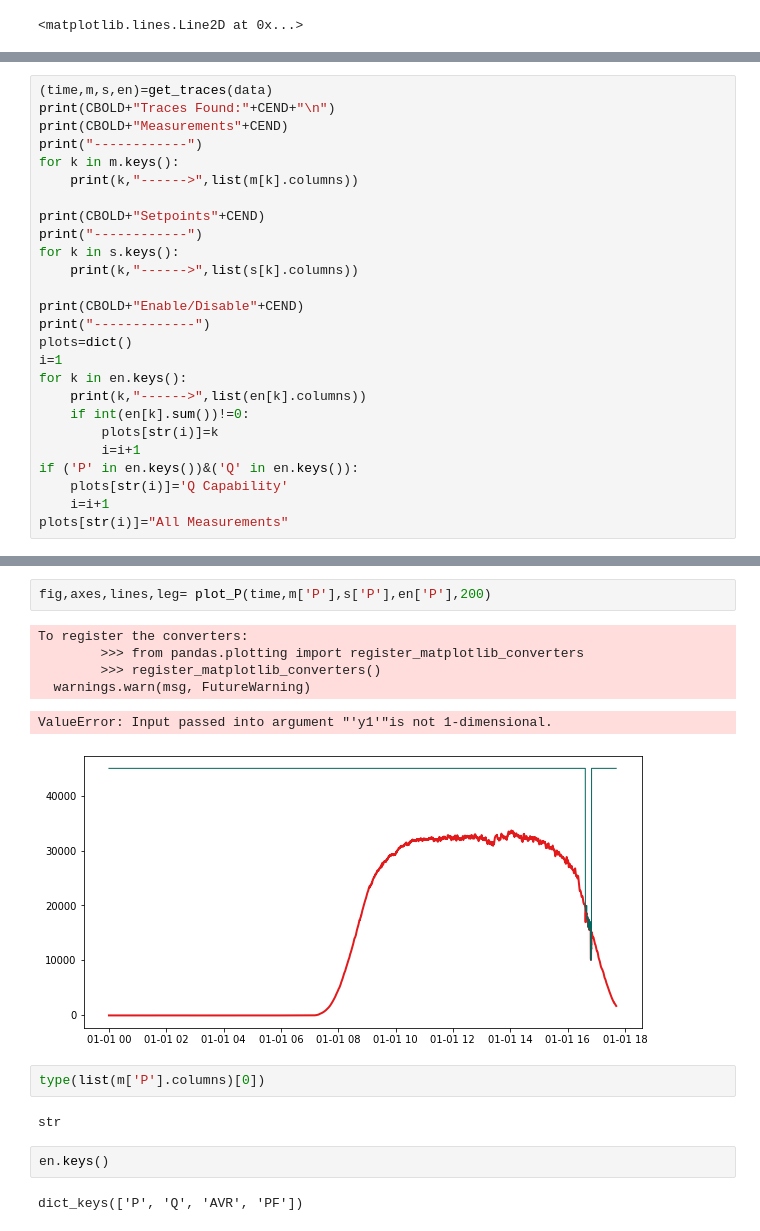
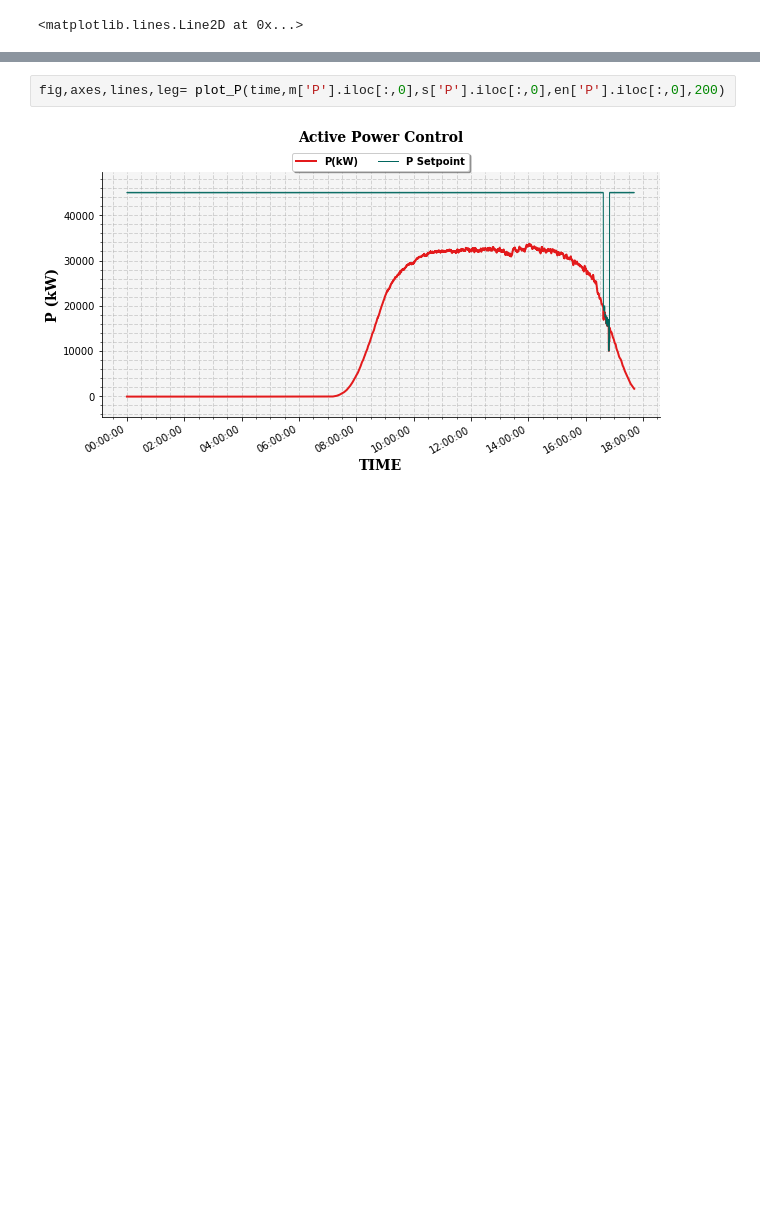
Before and after one commit to skont21/my_python_repository, a Jupyter notebook: plotly/Plot.ipynb, the cells around one changed output, grey strips where cells are left out. Cells and saved outputs as stored; diff of their text form; blank space fills up the shorter version.

```diff
--- a/plotly/Plot.ipynb
+++ b/plotly/Plot.ipynb
@@ -54,26 +50,0 @@ dict_keys(['P', 'Q', 'AVR', 'PF'])
-# %%
-(time,m,s,en)=get_traces(data)
-print(CBOLD+"Traces Found:"+CEND+"\n")
-print(CBOLD+"Measurements"+CEND)
-print("------------")
-for k in m.keys():
-    print(k,"------>",list(m[k].columns))
-
-print(CBOLD+"Setpoints"+CEND)
-print("------------")
-for k in s.keys():
-    print(k,"------>",list(s[k].columns))
-
-print(CBOLD+"Enable/Disable"+CEND)
-print("-------------")
-plots=dict()
-i=1
-for k in en.keys():
-    print(k,"------>",list(en[k].columns))
-    if int(en[k].sum())!=0:
-        plots[str(i)]=k
-        i=i+1
-if ('P' in en.keys())&('Q' in en.keys()):
-    plots[str(i)]='Q Capability'
-    i=i+1
-plots[str(i)]="All Measurements"
@@ -101,17 +51,4 @@ PF ------> ['pfc:En']
 # %%
-fig,axes,lines,leg= plot_P(time,m['P'],s['P'],en['P'],200)
+fig,axes,lines,leg= plot_P(time,m['P'].iloc[:,0],s['P'].iloc[:,0],en['P'].iloc[:,0],200)
 # %% [output]
-To register the converters:
-        >>> from pandas.plotting import register_matplotlib_converters
-        >>> register_matplotlib_converters()
-  warnings.warn(msg, FutureWarning)
-ValueError: Input passed into argument "'y1'"is not 1-dimensional.
-[figure, old version]
+[figure, new version]
-# %%
-type(list(m['P'].columns)[0])
-# %% [output]
-str
-# %%
-en.keys()
-# %% [output]
-dict_keys(['P', 'Q', 'AVR', 'PF'])
```
Also changed, not shown: parts of 10 cells of this notebook.
